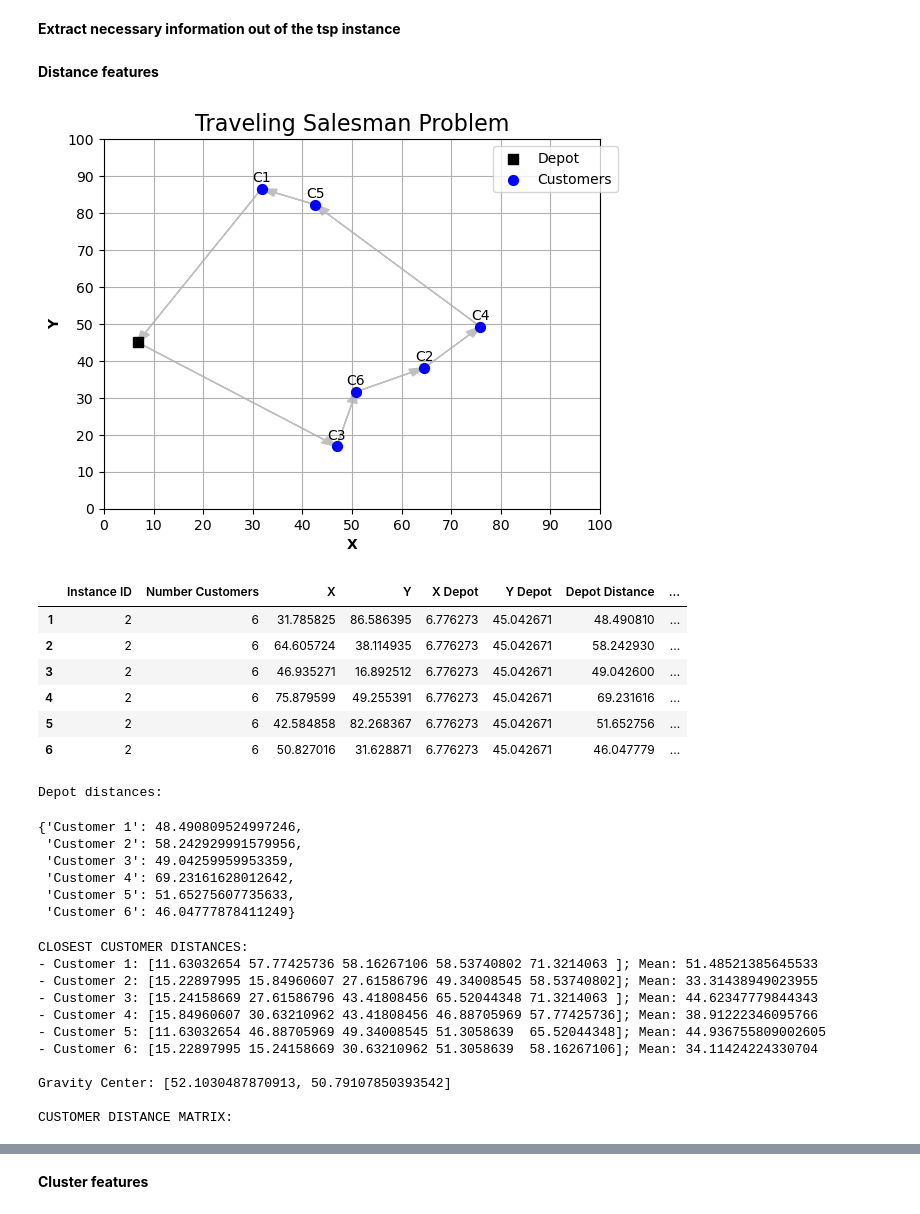
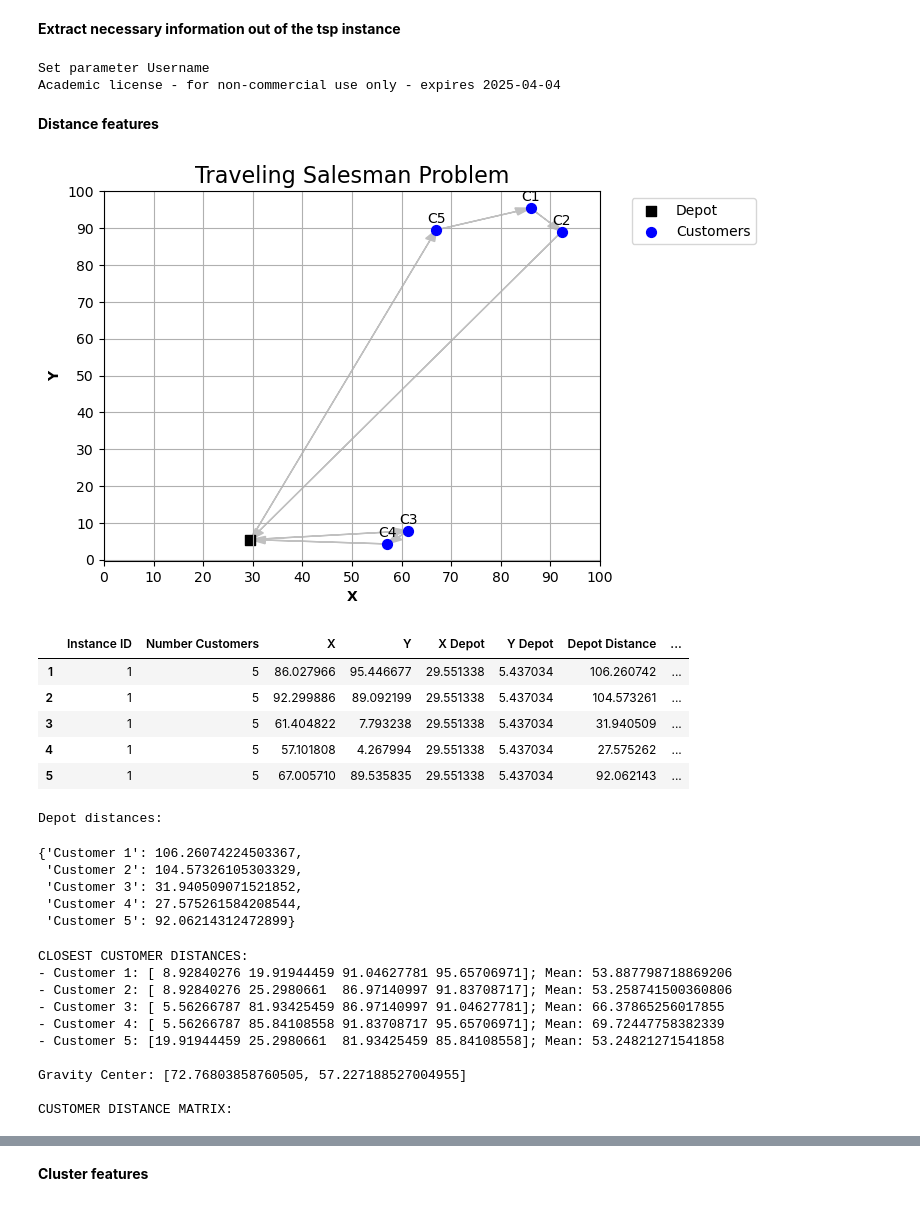
Before and after one commit to dennismgoetz/MA_predicting_Shapley_values, a Jupyter notebook: 01_data_generation/feature_correctness.ipynb, the cells around one changed output, grey strips where cells are left out. Drawn from its saved outputs; the diff is of its cells as text; code cells hidden in the pictures.

Commit message:
merge tsp code with cvrp code

```diff
--- a/01_data_generation/feature_correctness.ipynb
+++ b/01_data_generation/feature_correctness.ipynb
@@ -45,79 +46,87 @@ df_final
 **Extract necessary information out of the tsp instance**
 # %%
 # Define instance id and get the data frame of the instance
-instance_id = 2
-tsp_instance = df_final[df_final['Instance ID'] == instance_id]
-tsp_instance.index = np.arange(start=1, stop=len(tsp_instance)+1)
+instance_id = 1
+instance_df = df_final[df_final['Instance ID'] == instance_id]
+instance_df.index = np.arange(start=1, stop=len(instance_df)+1)
 
 # Get instance coordinates and cluster assignments
-coord = [(tsp_instance.iloc[0]['X Depot'], tsp_instance.iloc[0]['Y Depot'])] + [(tsp_instance.iloc[i]['X'], tsp_instance.iloc[i]['Y']) for i in range(len(tsp_instance))]
-assignments = tsp_instance['Cluster']
+coord = [(instance_df.iloc[0]['X Depot'], instance_df.iloc[0]['Y Depot'])] + [(instance_df.iloc[i]['X'], instance_df.iloc[i]['Y']) for i in range(len(instance_df))]
+assignments = instance_df['Cluster']
 
 # Get indices of core points
 core_points_mask = np.zeros_like(assignments, dtype=bool) # Create list with same length as assignments containing only zero/False values
-core_point_indices = np.where(tsp_instance['Core Point'] == True)[0]
+core_point_indices = np.where(instance_df['Core Point'] == True)[0]
 
-# Solve TSP
+# Solve the instance
 sequence, total_costs = solve_tsp(coord)
+
+if (routing_problem == 'TSP'): sequence, total_costs = solve_tsp(coord)
+
+elif (routing_problem == 'CVRP'):
+    # Get the demands and the capacity first
+    demands = [0] + list(instance_df['Demand'])
+    capacity = list(instance_df['Vehicle Capacity'])[0]
+    sequence, total_costs = solve_cvrp(coord, demands, capacity)
+# %% [output]
+Set parameter Username
+Academic license - for non-commercial use only - expires 2025-04-04
 # %% [markdown]
 **Distance features**
 # %%
 # Get column names
 instance_features = ['Instance ID', 'Number Customers', 'X', 'Y', 'X Depot', 'Y Depot']
 distance_features = ['Depot Distance', 'Closest Customer Distance (CCD)', '2nd CCD', '3rd CCD', '4th CCD', '5th CCD', '6th CCD', '7th CCD',
                      '8th CCD', '9th CCD', '10th CCD', 'Mean Distance To Other Customers', 'Gravity Center Distance']
 
 # Define the range for X and Y coordinates and view instance with optimal tour as well as the data frame
 x_range = (0, 100)
 y_range = (0, 100)
-plot_tsp(coord=coord, sequence=sequence, total_costs=total_costs, x_range=x_range, y_range=y_range,
-         assignments=None, core_point_indices=None, plot_sequence=True)
-display(tsp_instance[instance_features + distance_features])
+plot_instance(coord=coord, sequence=sequence, total_costs=total_costs, x_range=x_range, y_range=y_range,
+              assignments=None, core_point_indices=None, plot_sequence=True)
+display(instance_df[instance_features + distance_features])
 
 # Depot distances
-num_customers = len(tsp_instance)
+num_customers = len(instance_df)
 print('Depot distances:')
 display({'Customer ' + str(i): distance(coord1=coord[0], coord2=coord[i]) for i in range(1, num_customers+1)})
 
 # Customer distance matrix and mean distance
 labels = ['Customer ' + str(i) for i in range(1, num_customers+1)]
-distance_matrix = pd.DataFrame(cdist(tsp_instance[['X', 'Y']], tsp_instance[['X', 'Y']], metric='euclidean'), index=labels, columns=labels)
+distance_matrix = pd.DataFrame(cdist(instance_df[['X', 'Y']], instance_df[['X', 'Y']], metric='euclidean'), index=labels, columns=labels)
 for index in range(len(distance_matrix)):
     if (index == 0): print('CLOSEST CUSTOMER DISTANCES:')
     print('- Customer {}: {}; Mean: {}'.format(index+1, np.sort(distance_matrix.iloc[index])[1:min(num_customers, 11)], np.mean(np.sort(distance_matrix.iloc[index])[1:])))
 distance_matrix['Mean'] = np.sum(distance_matrix, axis=1) / (num_customers - 1)
 
 # Add gravity center
-gravity_center = list(np.mean(tsp_instance[['X', 'Y']], axis=0))
+gravity_center = list(np.mean(instance_df[['X', 'Y']], axis=0))
 print('\nGravity Center:', gravity_center)
-gravity_center_distances = [distance(coord1=gravity_center, coord2=list(tsp_instance.iloc[customer][['X', 'Y']])) for customer in range(num_customers)]
+gravity_center_distances = [distance(coord1=gravity_center, coord2=list(instance_df.iloc[customer][['X', 'Y']])) for customer in range(num_customers)]
 distance_matrix['Gravity Center Distance'] = gravity_center_distances
 
 print('\nCUSTOMER DISTANCE MATRIX:'); display(distance_matrix)
 # %% [output]
-[figure, old version]
+[figure, new version]
 |  | Instance ID | Number Customers | X | Y | X Depot | Y Depot | Depot Distance | ... |
-| 1 | 2 | 6 | 31.785825 | 86.586395 | 6.776273 | 45.042671 | 48.490810 | ... |
-| 2 | 2 | 6 | 64.605724 | 38.114935 | 6.776273 | 45.042671 | 58.242930 | ... |
-| 3 | 2 | 6 | 46.935271 | 16.892512 | 6.776273 | 45.042671 | 49.042600 | ... |
-| 4 | 2 | 6 | 75.879599 | 49.255391 | 6.776273 | 45.042671 | 69.231616 | ... |
-| 5 | 2 | 6 | 42.584858 | 82.268367 | 6.776273 | 45.042671 | 51.652756 | ... |
-| 6 | 2 | 6 | 50.827016 | 31.628871 | 6.776273 | 45.042671 | 46.047779 | ... |
+| 1 | 1 | 5 | 86.027966 | 95.446677 | 29.551338 | 5.437034 | 106.260742 | ... |
+| 2 | 1 | 5 | 92.299886 | 89.092199 | 29.551338 | 5.437034 | 104.573261 | ... |
+| 3 | 1 | 5 | 61.404822 | 7.793238 | 29.551338 | 5.437034 | 31.940509 | ... |
+| 4 | 1 | 5 | 57.101808 | 4.267994 | 29.551338 | 5.437034 | 27.575262 | ... |
+| 5 | 1 | 5 | 67.005710 | 89.535835 | 29.551338 | 5.437034 | 92.062143 | ... |
 Depot distances:
-{'Customer 1': 48.490809524997246,
- 'Customer 2': 58.242929991579956,
- 'Customer 3': 49.04259959953359,
- 'Customer 4': 69.23161628012642,
- 'Customer 5': 51.65275607735633,
- 'Customer 6': 46.04777878411249}
+{'Customer 1': 106.26074224503367,
+ 'Customer 2': 104.57326105303329,
+ 'Customer 3': 31.940509071521852,
+ 'Customer 4': 27.575261584208544,
+ 'Customer 5': 92.06214312472899}
 CLOSEST CUSTOMER DISTANCES:
-- Customer 1: [11.63032654 57.77425736 58.16267106 58.53740802 71.3214063 ]; Mean: 51.48521385645533
-- Customer 2: [15.22897995 15.84960607 27.61586796 49.34008545 58.53740802]; Mean: 33.31438949023955
-- Customer 3: [15.24158669 27.61586796 43.41808456 65.52044348 71.3214063 ]; Mean: 44.62347779844343
-- Customer 4: [15.84960607 30.63210962 43.41808456 46.88705969 57.77425736]; Mean: 38.91222346095766
-- Customer 5: [11.63032654 46.88705969 49.34008545 51.3058639  65.52044348]; Mean: 44.936755809002605
-- Customer 6: [15.22897995 15.24158669 30.63210962 51.3058639  58.16267106]; Mean: 34.11424224330704
+- Customer 1: [ 8.92840276 19.91944459 91.04627781 95.65706971]; Mean: 53.887798718869206
+- Customer 2: [ 8.92840276 25.2980661  86.97140997 91.83708717]; Mean: 53.258741500360806
+- Customer 3: [ 5.56266787 81.93425459 86.97140997 91.04627781]; Mean: 66.37865256017855
+- Customer 4: [ 5.56266787 85.84108558 91.83708717 95.65706971]; Mean: 69.72447758382339
+- Customer 5: [19.91944459 25.2980661  81.93425459 85.84108558]; Mean: 53.24821271541858
 
-Gravity Center: [52.1030487870913, 50.79107850393542]
+Gravity Center: [72.76803858760505, 57.227188527004955]
 
 CUSTOMER DISTANCE MATRIX:
```
Also changed, not shown: parts of 7 cells of this notebook, 42 other files.
